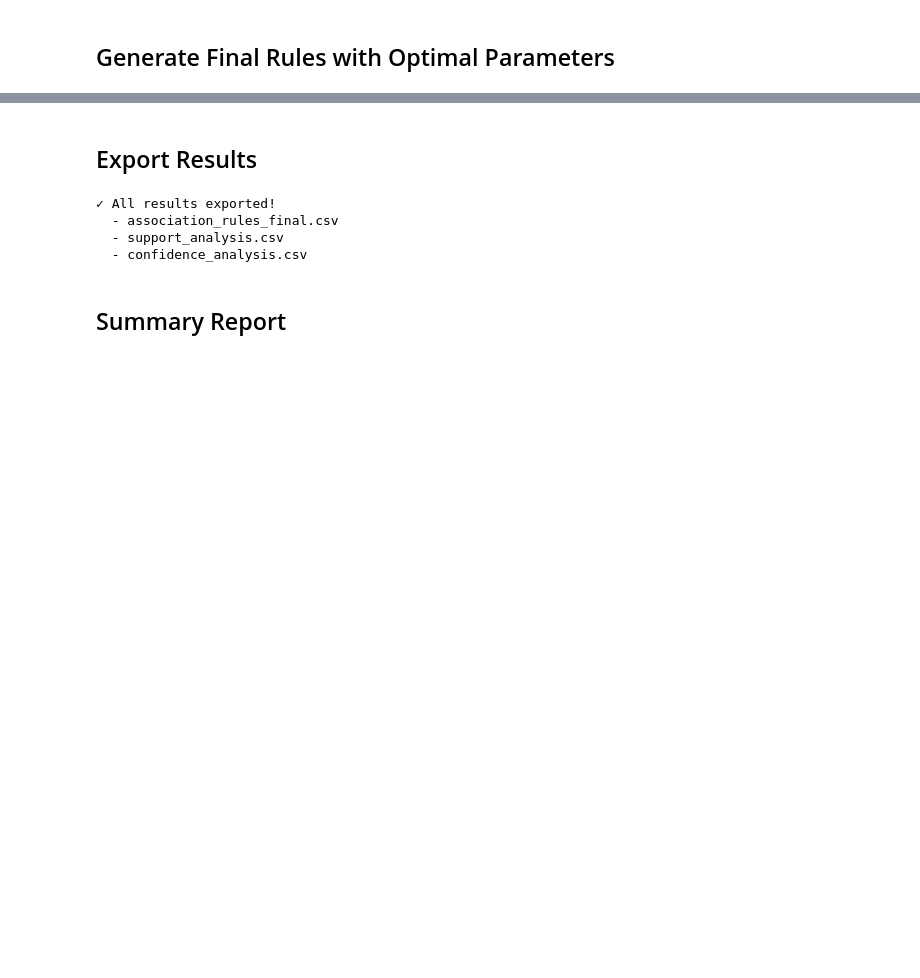
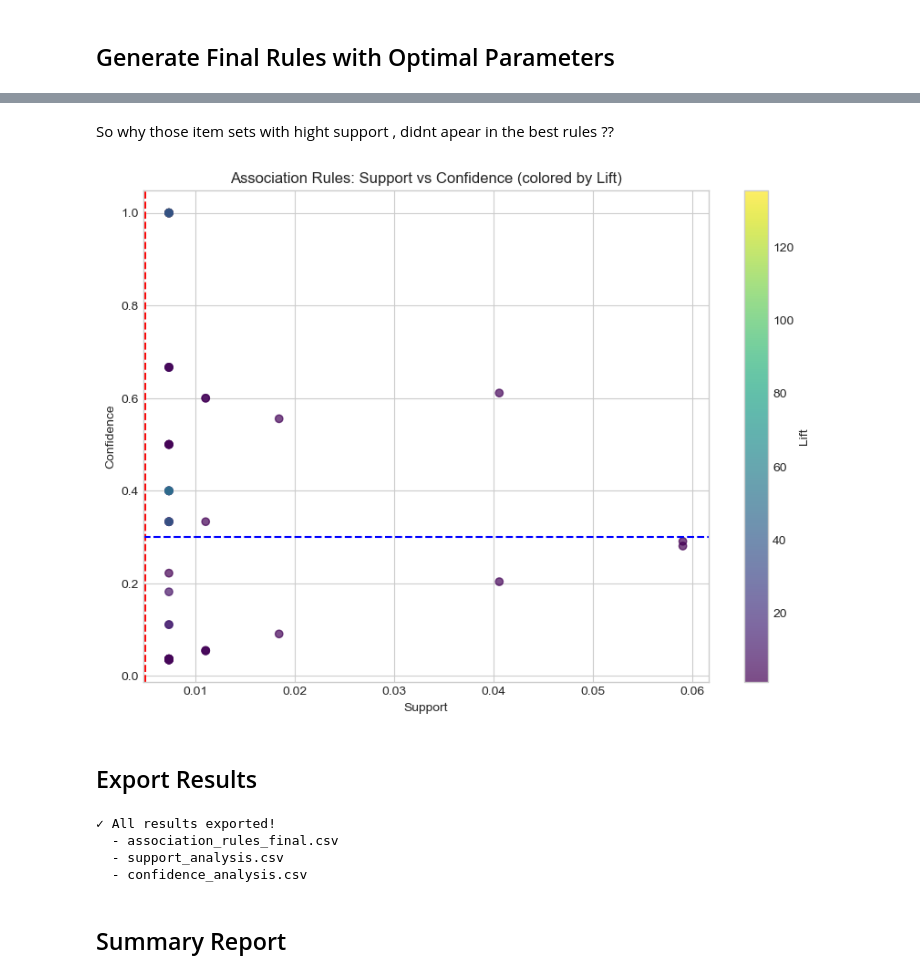
Before and after one commit to TI1307/DM_Project, a Jupyter notebook: notebooks/advanced_association_rules_analysis.ipynb, the cells around one changed output, grey strips where cells are left out. Drawn from its saved outputs; the diff is of its cells as text; code cells hidden in the pictures; blank space fills up the shorter version.

```diff
--- a/notebooks/advanced_association_rules_analysis.ipynb
+++ b/notebooks/advanced_association_rules_analysis.ipynb
@@ -67,8 +64,0 @@ plt.show()
-# %%
-# Drop transactions with only one item
-borrowing_df = borrowing_df[borrowing_df.sum(axis=1) > 1]
-borrowing_df = borrowing_df.loc[:, borrowing_df.sum(axis=0) > 0]
-
-print(f'Total transactions: {len(borrowing_df)}')
-print(f'Unique books: {len(borrowing_df.columns)}')
-print(f'Average books per transaction: {borrowing_df.sum(axis=1).mean():.2f}')
@@ -307,3 +310,29 @@ Rule 2:
+# %% [markdown]
+So why those item sets with hight support , didnt apear in the best rules ??
+# %%
+# assuming 'rules' is your association rules DataFrame
+plt.figure(figsize=(10, 7))
+rules = association_rules(frequent_itemsets, metric='confidence', min_threshold=0.0)
+
+# scatter plot of support vs confidence, colored by lift
+scatter = plt.scatter(
+    rules['support'],
+    rules['confidence'],
+    c=rules['lift'],
+    cmap='viridis',
+    alpha=0.7
+)
+# Threshold lines
+plt.axvline(x=0.005, color='red', linestyle='--', label='Min Support = 0.005')
+plt.axhline(y=0.3, color='blue', linestyle='--', label='Min Confidence = 0.3')
+plt.colorbar(scatter, label='Lift')
+plt.xlabel('Support')
+plt.ylabel('Confidence')
+plt.title('Association Rules: Support vs Confidence (colored by Lift)')
+plt.grid(True)
+plt.show()
+# %% [output]
+[figure, added]
 # %% [markdown]
 ## Export Results
 # %%
```
Also changed, not shown: parts of 14 cells of this notebook.
